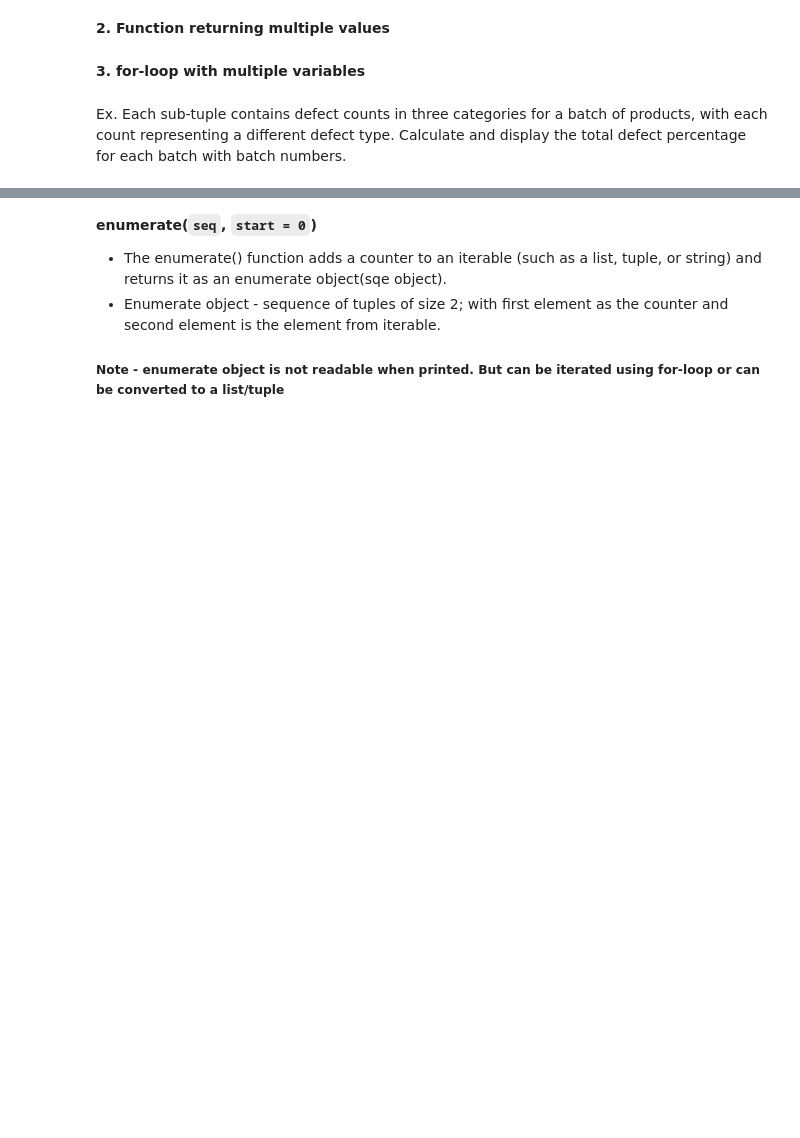
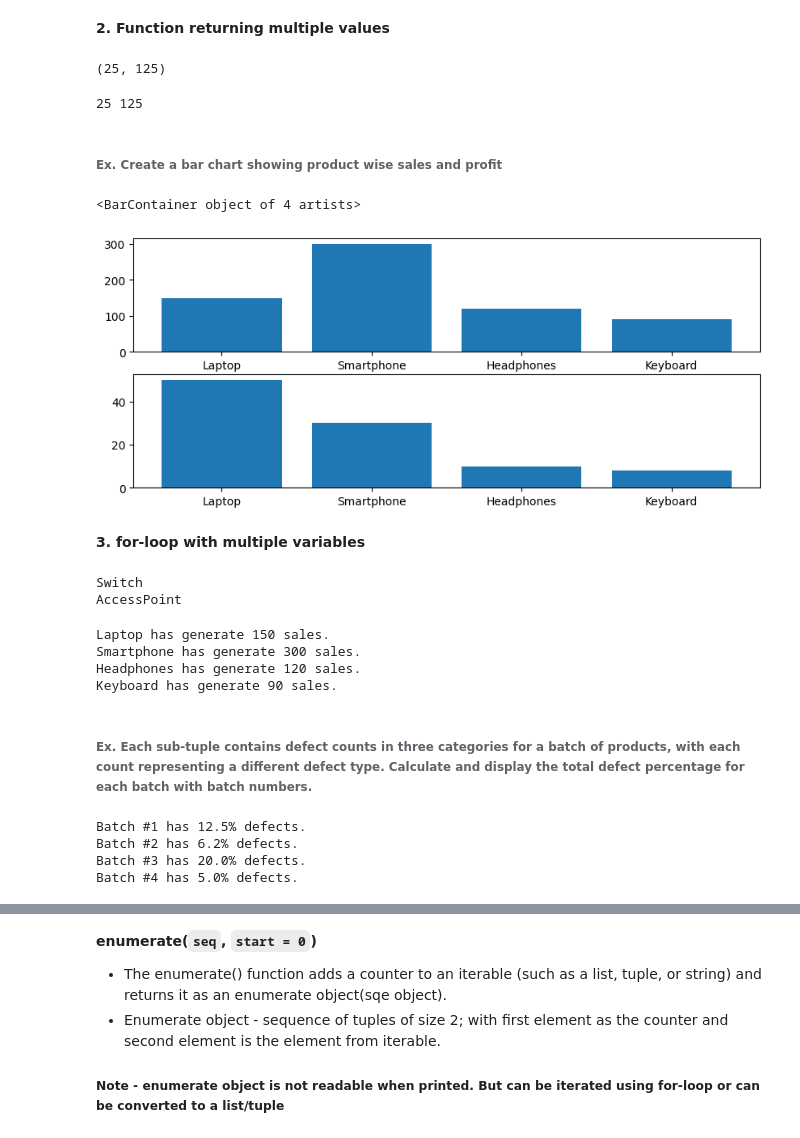
Before and after one commit to knowledge-corner/Cummins_Material, a Jupyter notebook: Classwork/Module 1 - Python Basics.ipynb, the cells around one changed output, grey strips where cells are left out. Saved outputs shown, nothing was run; the diff lists cells and outputs as text; code cells hidden in the pictures; blank space fills up the shorter version.

```diff
--- a/Classwork/Module 1 - Python Basics.ipynb
+++ b/Classwork/Module 1 - Python Basics.ipynb
@@ -1407,7 +1509,46 @@ sales = [150, 300, 120, 90]
+# %%
+func(5)
+# %% [output]
+(25, 125)
+# %%
+square, cube = func(5) # unpacking of tuple
+print(square, cube)
+# %% [output]
+25 125
+# %% [markdown]
+###### Ex. Create a bar chart showing product wise sales and profit
+# %%
+import matplotlib.pyplot as plt
+
+products = ["Laptop", "Smartphone", "Headphones", "Keyboard"]
+sales = [150, 300, 120, 90]
+profits = [50, 30, 10, 8]
+
+fig, axes = plt.subplots(nrows=2, figsize=(10, 4)) # unpacking of tuples
+axes[0].bar(products, sales)
+axes[1].bar(products, profits)
+# %% [output]
+<BarContainer object of 4 artists>
+[figure, added]
 # %% [markdown]
 **3. for-loop with multiple variables**
+# %%
+for device, status in devices.items() :
+    if status == "Offline" :
+        print(device)
+# %% [output]
+Switch
+AccessPoint
+# %%
+for prod, sal in zip(products, sales):
+    print(f"{prod} has generate {sal} sales.")
+# %% [output]
+Laptop has generate 150 sales.
+Smartphone has generate 300 sales.
+Headphones has generate 120 sales.
+Keyboard has generate 90 sales.
 # %% [markdown]
-Ex. Each sub-tuple contains defect counts in three categories for a batch of products, with each count representing a different defect type. Calculate and display the total defect percentage for each batch with batch numbers.
+###### Ex. Each sub-tuple contains defect counts in three categories for a batch of products, with each count representing a different defect type. Calculate and display the total defect percentage for each batch with batch numbers.
 # %%
 # Sample data: each sub-tuple contains defect counts in three categories for a batch of products
 defect_data = (
@@ -1419,3 +1560,12 @@ defect_data = (
 
 # Total number of products in each batch
 total_products_per_batch = 80
+
+for counter, data in enumerate(defect_data, start = 1) :
+    percentage = round(sum(data)/total_products_per_batch * 100, 1)
+    print(f"Batch #{counter} has {percentage}% defects.")
+# %% [output]
+Batch #1 has 12.5% defects.
+Batch #2 has 6.2% defects.
+Batch #3 has 20.0% defects.
+Batch #4 has 5.0% defects.
```
Also changed, not shown: parts of 57 cells of this notebook.
